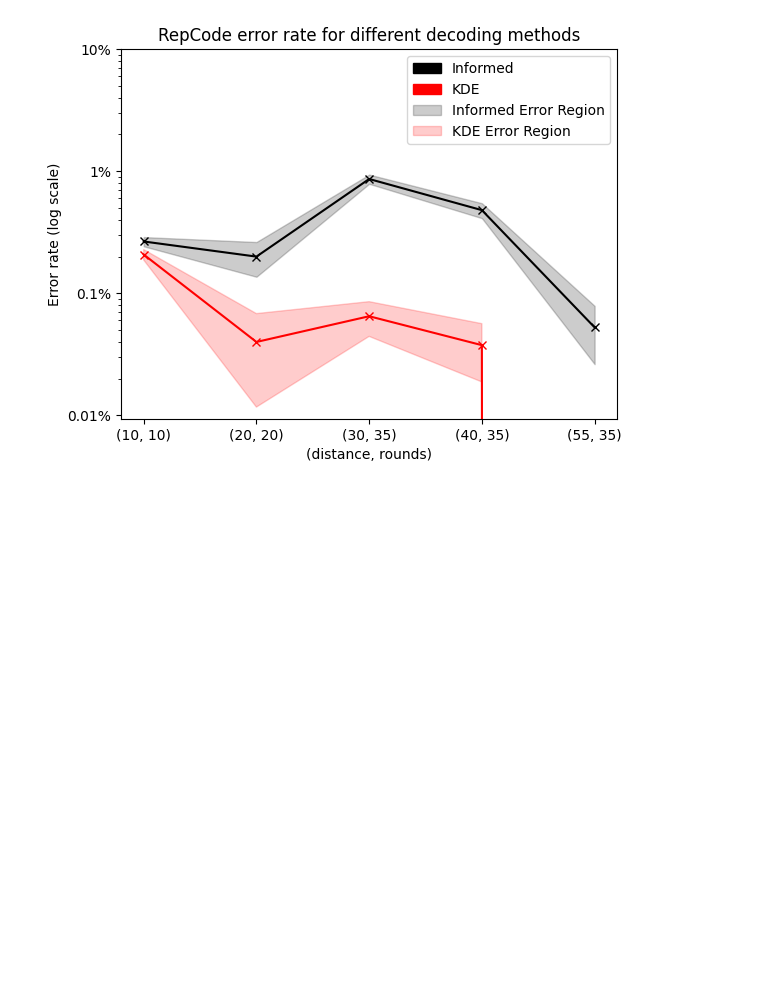
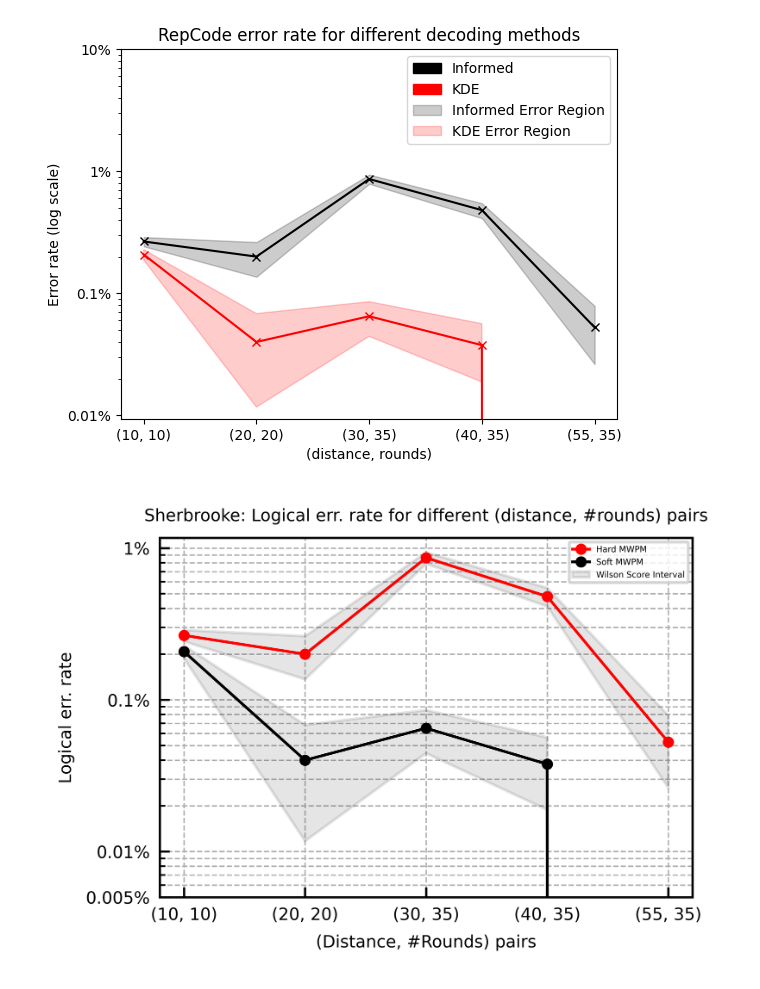
Before and after one commit to quantumjim/soft_information_decoding, a Jupyter notebook: notebooks/Decoding/cpp_pm/weighted_vs_other/plot_softvsinformed.ipynb, the cells around one changed output. Cells and saved outputs as stored; diff of their text form; code cells hidden in the pictures; blank space fills up the shorter version.

```diff
--- a/notebooks/Decoding/cpp_pm/weighted_vs_other/plot_softvsinformed.ipynb
+++ b/notebooks/Decoding/cpp_pm/weighted_vs_other/plot_softvsinformed.ipynb
@@ -66,7 +66,7 @@ import numpy as np
 
 err_rates_informed = []
 err_rates_kde = []
-for pair, (err_rates, shots) in err_rates_dict.item34s():
+for pair, (err_rates, shots) in err_rates_dict.items():
     err_rates = {key: value / shots for key, value in err_rates.items()}
     print("(dist, T):", pair)
     print("informed err_rate:", err_rates['informed'])
@@ -174,3 +174,89 @@ plt.title('RepCode error rate for different decoding methods')
 plt.show()
 # %% [output]
 [figure]
+# %%
+import matplotlib.pyplot as plt
+import numpy as np
+import matplotlib.patches as mpatches
+
+FIGURE_WIDTH_1COL = 3.404  # For PRX style, change for according to journal
+FIGURE_WIDTH_2COL = 7.057  # For PRX style, change for according to journal
+FIGURE_HEIGHT_1COL_GR = FIGURE_WIDTH_1COL*2/(1 + np.sqrt(5))*1.1
+FIGURE_HEIGHT_2COL_GR = FIGURE_WIDTH_2COL*2/(1 + np.sqrt(5))*1.1
+
+font_size = 6 # For PRX style, change for according to journal
+
+plt.rcParams.update({
+    'font.size'           : font_size,
+    'figure.titlesize'    : 'medium',
+    'figure.dpi'          : 1000,
+    'figure.figsize'      : (FIGURE_WIDTH_1COL, FIGURE_HEIGHT_1COL_GR),
+    'axes.titlesize'      : 'medium',
+    'axes.axisbelow'      : True,
+    'xtick.direction'     : 'in',
+    'xtick.labelsize'     : 'small',
+    'ytick.direction'     : 'in',
+    'ytick.labelsize'     : 'small',
+    'image.interpolation' : 'none',
+    'legend.fontsize'     : font_size,
+    'axes.labelsize'      : font_size,
+    'axes.titlesize'      : font_size,
+    'xtick.labelsize'     : font_size,
+    'ytick.labelsize'     : font_size,
+})
+
+
+plt.rcParams.update({'font.family':'sans-serif'})
+
+# Calculate and plot error rates and their regions
+err_rates_informed = []
+err_rates_kde = []
+errors_informed = []
+errors_kde = []
+
+for pair, (err_rates, shots) in err_rates_dict.items():
+    err_rates_calculated = {key: value / shots for key, value in err_rates.items()}
+    error_informed = np.sqrt(err_rates['informed']) / shots
+    error_kde = np.sqrt(err_rates['kde']) / shots
+
+    err_rates_informed.append(err_rates_calculated['informed'])
+    err_rates_kde.append(err_rates_calculated['kde'])
+    errors_informed.append(error_informed)
+    errors_kde.append(error_kde)
+
+# Calculate upper and lower bounds for error regions
+upper_informed = np.array(err_rates_informed) + np.array(errors_informed)
+lower_informed = np.array(err_rates_informed) - np.array(errors_informed)
+upper_kde = np.array(err_rates_kde) + np.array(errors_kde)
+lower_kde = np.array(err_rates_kde) - np.array(errors_kde)
+
+# Plot the central lines and error regions
+plt.plot([str(pair) for pair in pairs_to_process], err_rates_informed, 'o-', label="Hard MWPM", color='red', markersize=3, linewidth=1)
+plt.fill_between([str(pair) for pair in pairs_to_process], lower_informed, upper_informed, color='black', alpha=0.1)
+
+plt.plot([str(pair) for pair in pairs_to_process], err_rates_kde, 'o-', label="Soft MWPM", color='black', markersize=3, linewidth=1)
+plt.fill_between([str(pair) for pair in pairs_to_process], lower_kde, upper_kde, color='black', alpha=0.1)
+
+# Legend
+# informed_line = mpatches.Patch(color='black', label='Informed')
+# kde_line = mpatches.Patch(color='red', label='KDE')
+# informed_error_patch = mpatches.Patch(color='black', alpha=0.1, label='Informed Error Region')
+# kde_error_patch = mpatches.Patch(color='red', alpha=0.1, label='KDE Error Region')
+# plt.legend(handles=[informed_line, kde_line, informed_error_patch, kde_error_patch], fontsize=3)
+error_patch = mpatches.Patch(color='black', alpha=0.1, label='Error Region')
+
+current_handles, current_labels = plt.gca().get_legend_handles_labels()
+current_handles.append(error_patch)  # Append the error_patch to the existing handles
+plt.legend(handles=current_handles, labels=current_labels + ['Wilson Score Interval'], fontsize=3)
+
+plt.yscale('log')
+plt.yticks(ticks=[0.00005, 0.0001, 0.001, 0.01], labels=["0.005%", "0.01%", "0.1%", "1%"], fontsize=6)
+# plt.xticks(err_rates_dict.keys(), rotation=45, ha="right", fontsize=4)
+plt.ylabel("Logical err. rate")
+plt.xlabel("(Distance, #Rounds) pairs")
+plt.title("Sherbrooke: Logical err. rate for different (distance, #rounds) pairs")
+plt.grid(True, which="both", ls="--", linewidth=0.5)
+
+plt.show()
+# %% [output]
+[figure, added]
```
Also changed, not shown: parts of 1 cell of this notebook, 4 other files.
